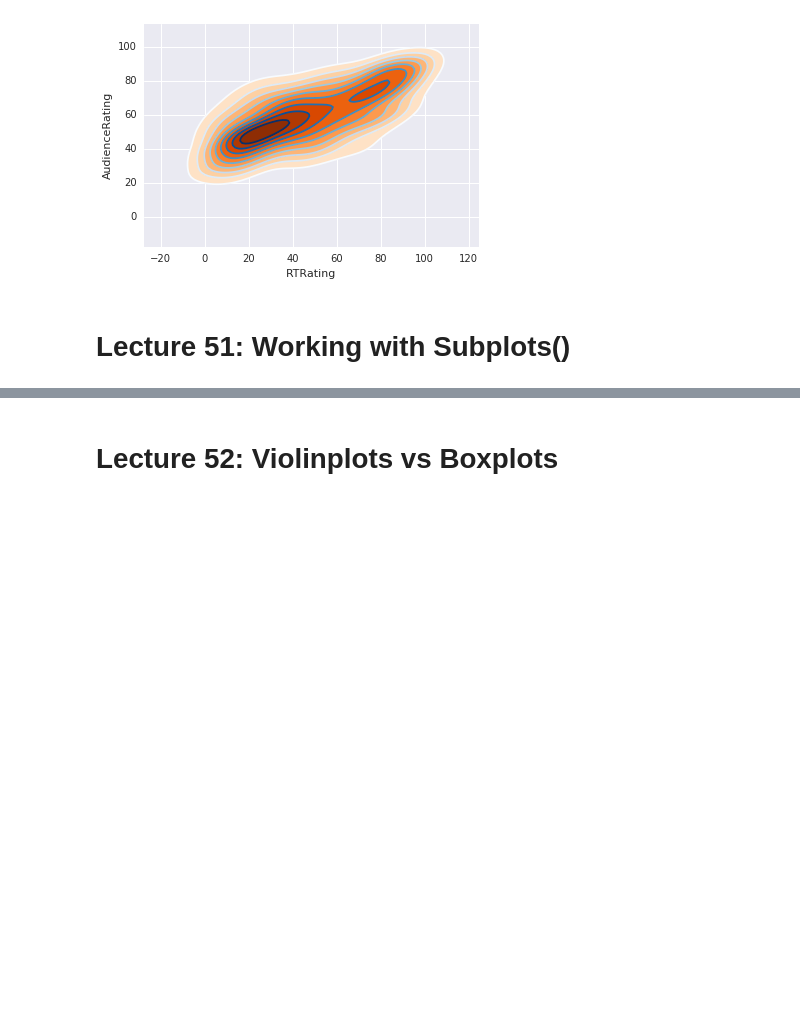
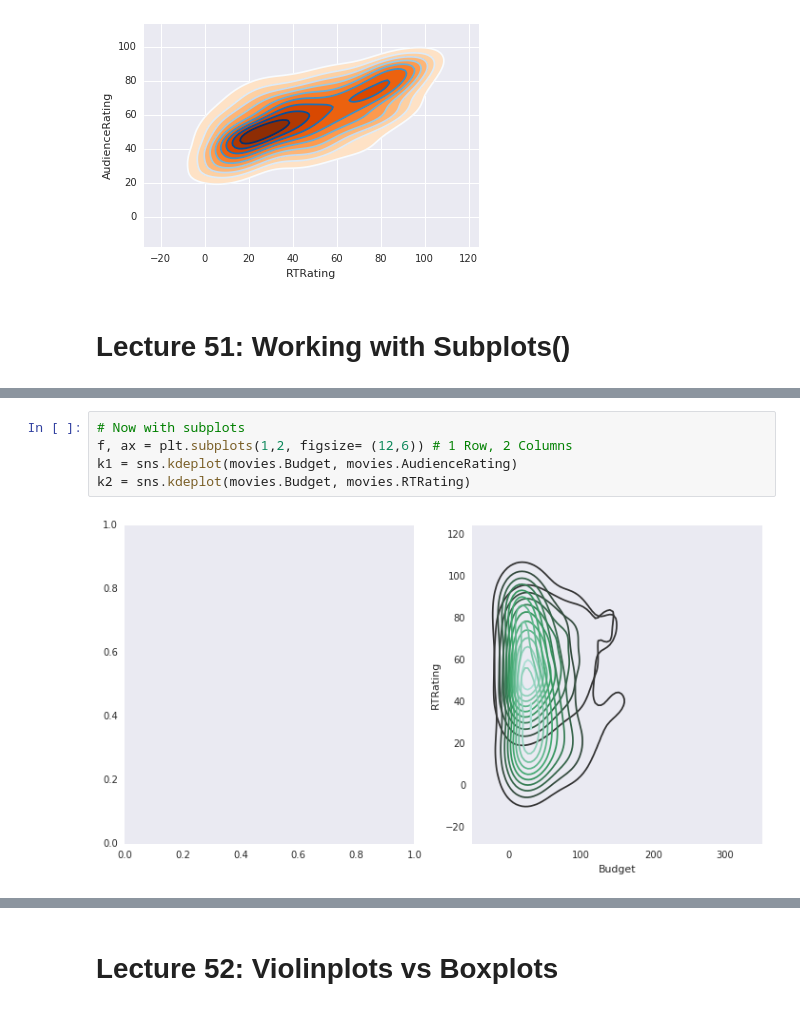
Before and after one commit to eloydrummerboy/Udemy, a Jupyter notebook: Python_A_to_Z/S6_Advanced_Visualization.ipynb, the cells around one changed output, grey strips where cells are left out. Saved outputs shown, nothing was run; the diff lists cells and outputs as text; blank space fills up the shorter version.

```diff
--- a/Python_A_to_Z/S6_Advanced_Visualization.ipynb
+++ b/Python_A_to_Z/S6_Advanced_Visualization.ipynb
@@ -313,0 +323,7 @@ k12 = sns.kdeplot(movies.RTRating, movies.AudienceRating,cmap='Blues')
+# %%
+# Now with subplots
+f, ax = plt.subplots(1,2, figsize= (12,6)) # 1 Row, 2 Columns
+k1 = sns.kdeplot(movies.Budget, movies.AudienceRating)
+k2 = sns.kdeplot(movies.Budget, movies.RTRating)
+# %% [output]
+[figure, added]
```
Also changed, not shown: parts of 24 cells of this notebook.
